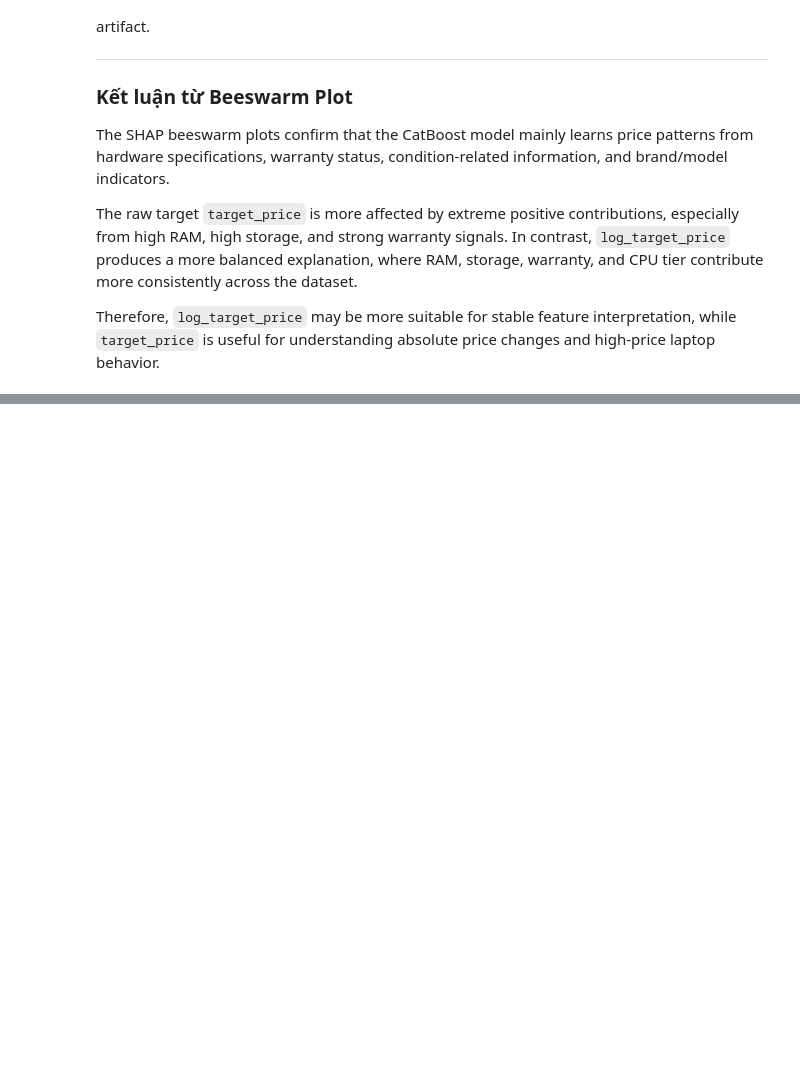
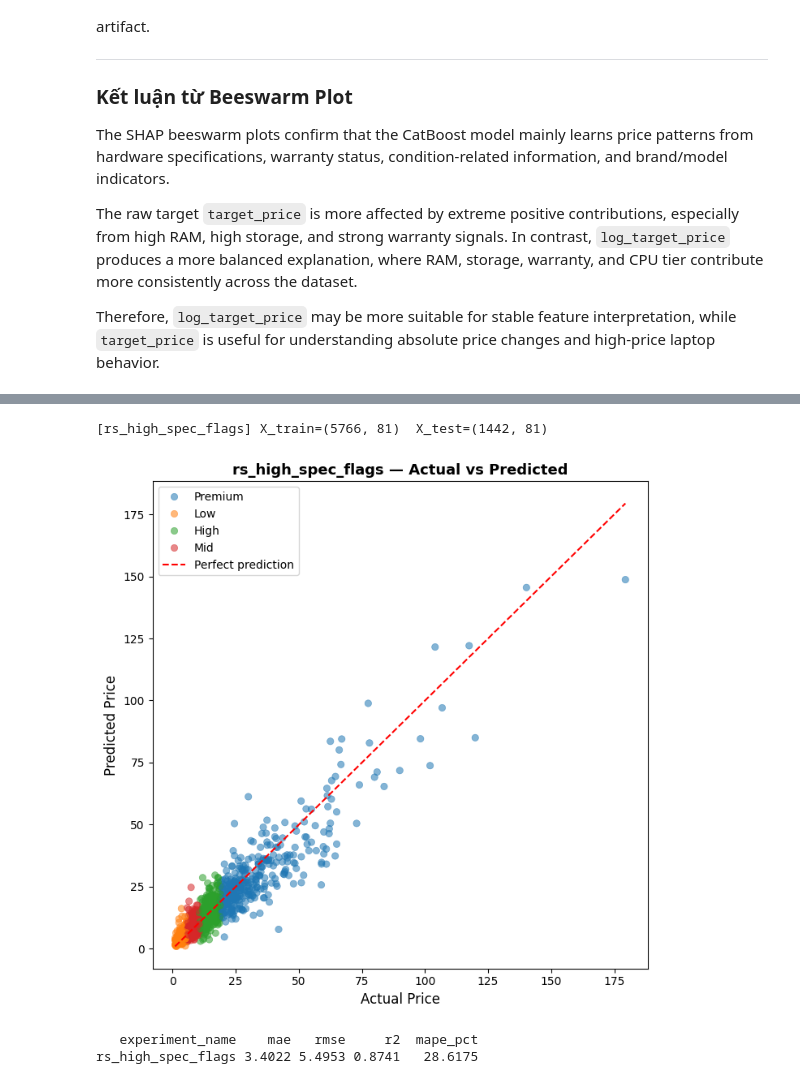
Before and after one commit to thisYui/Laptop-Price-Prediction, a Jupyter notebook: notebooks/modeling/11_feature_selection_and_ablation.ipynb, the cells around one changed output, grey strips where cells are left out. Saved outputs shown, nothing was run; the diff lists cells and outputs as text; code cells hidden in the pictures; blank space fills up the shorter version.

```diff
--- a/notebooks/modeling/11_feature_selection_and_ablation.ipynb
+++ b/notebooks/modeling/11_feature_selection_and_ablation.ipynb
@@ -2087,0 +2279,20 @@ TODO:
+# %%
+# ============================================================
+# Run experiment: high-spec RAM / Storage flags only
+# ============================================================
+
+result_high_spec, metrics_high_spec = run_experiment(
+    X=X_high_spec_only,
+    y_log=y_log,
+    y_price=y_price,
+    train_idx=train_idx,
+    test_idx=test_idx,
+    seg_test=seg_test,
+    experiment_name="rs_high_spec_flags",
+    plot=True,
+)
+# %% [output]
+[rs_high_spec_flags] X_train=(5766, 81)  X_test=(1442, 81)
+[figure, added]
+   experiment_name    mae   rmse     r2  mape_pct
+rs_high_spec_flags 3.4022 5.4953 0.8741   28.6175
```
Also changed, not shown: parts of 41 cells of this notebook, 3 other files.
